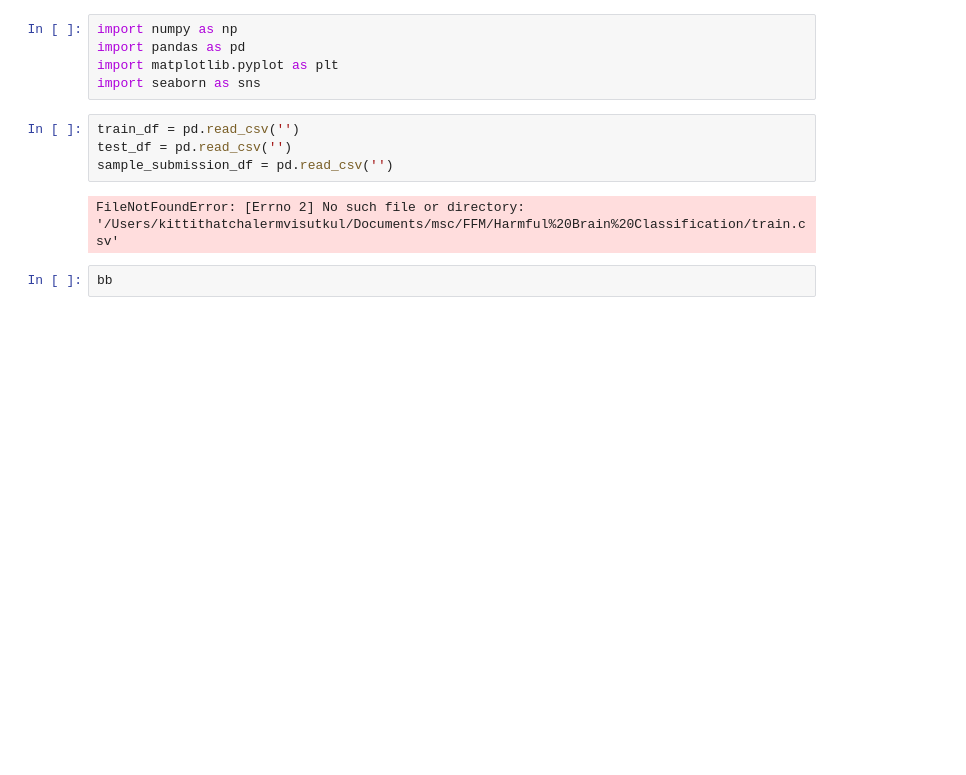
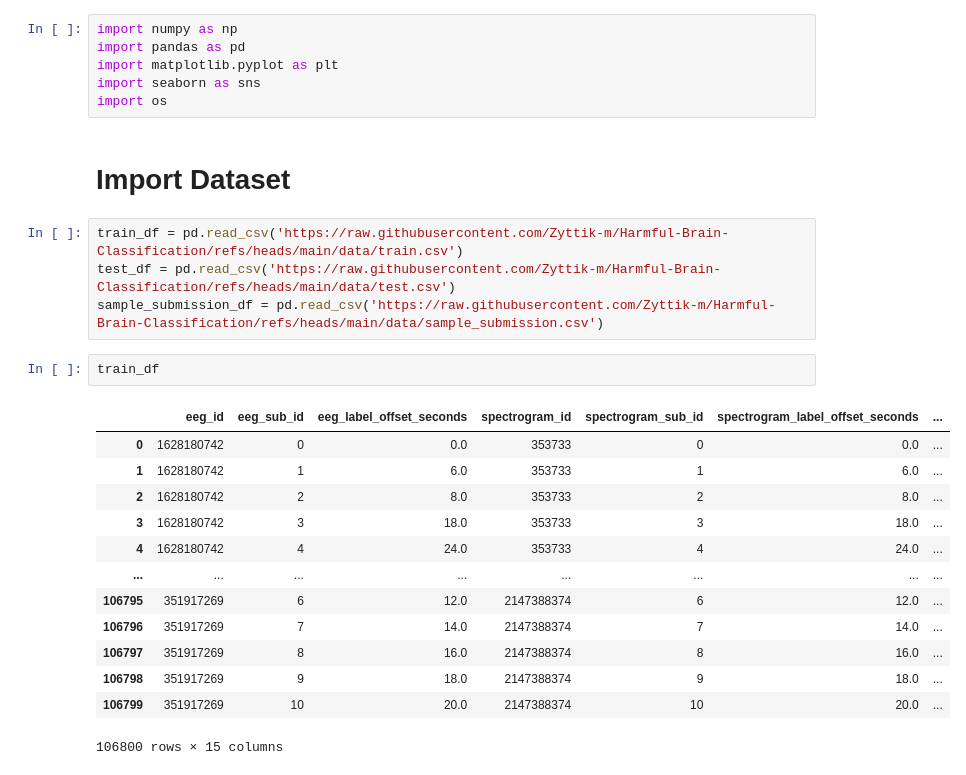
Before and after one commit to Zyttik-m/Harmful-Brain-Classification, a Jupyter notebook: Harmfulbrain Classification.ipynb, the cells around one changed output. Drawn from its saved outputs; the diff is of its cells as text; blank space fills up the shorter version.

```diff
--- a/Harmfulbrain Classification.ipynb
+++ b/Harmfulbrain Classification.ipynb
@@ -3,11 +3,26 @@ import numpy as np
 import pandas as pd
 import matplotlib.pyplot as plt
 import seaborn as sns
+import os
-# %%
-train_df = pd.read_csv('')
-test_df = pd.read_csv('')
-sample_submission_df = pd.read_csv('')
-# %% [output]
-FileNotFoundError: [Errno 2] No such file or directory: '/Users/kittithatchalermvisutkul/Documents/msc/FFM/Harmful%20Brain%20Classification/train.csv'
-# %%
-bb
+# %% [markdown]
+# Import Dataset
+# %%
+train_df = pd.read_csv('https://raw.githubusercontent.com/Zyttik-m/Harmful-Brain-Classification/refs/heads/main/data/train.csv')
+test_df = pd.read_csv('https://raw.githubusercontent.com/Zyttik-m/Harmful-Brain-Classification/refs/heads/main/data/test.csv')
+sample_submission_df = pd.read_csv('https://raw.githubusercontent.com/Zyttik-m/Harmful-Brain-Classification/refs/heads/main/data/sample_submission.csv')
+# %%
+train_df
+# %% [output]
+|  | eeg_id | eeg_sub_id | eeg_label_offset_seconds | spectrogram_id | spectrogram_sub_id | spectrogram_label_offset_seconds | ... |
+| 0 | 1628180742 | 0 | 0.0 | 353733 | 0 | 0.0 | ... |
+| 1 | 1628180742 | 1 | 6.0 | 353733 | 1 | 6.0 | ... |
+| 2 | 1628180742 | 2 | 8.0 | 353733 | 2 | 8.0 | ... |
+| 3 | 1628180742 | 3 | 18.0 | 353733 | 3 | 18.0 | ... |
+| 4 | 1628180742 | 4 | 24.0 | 353733 | 4 | 24.0 | ... |
+| ... | ... | ... | ... | ... | ... | ... | ... |
+| 106795 | 351917269 | 6 | 12.0 | 2147388374 | 6 | 12.0 | ... |
+| 106796 | 351917269 | 7 | 14.0 | 2147388374 | 7 | 14.0 | ... |
+| 106797 | 351917269 | 8 | 16.0 | 2147388374 | 8 | 16.0 | ... |
+| 106798 | 351917269 | 9 | 18.0 | 2147388374 | 9 | 18.0 | ... |
+| 106799 | 351917269 | 10 | 20.0 | 2147388374 | 10 | 20.0 | ... |
+106800 rows × 15 columns
```
Also changed, not shown: parts of 12 cells of this notebook.
